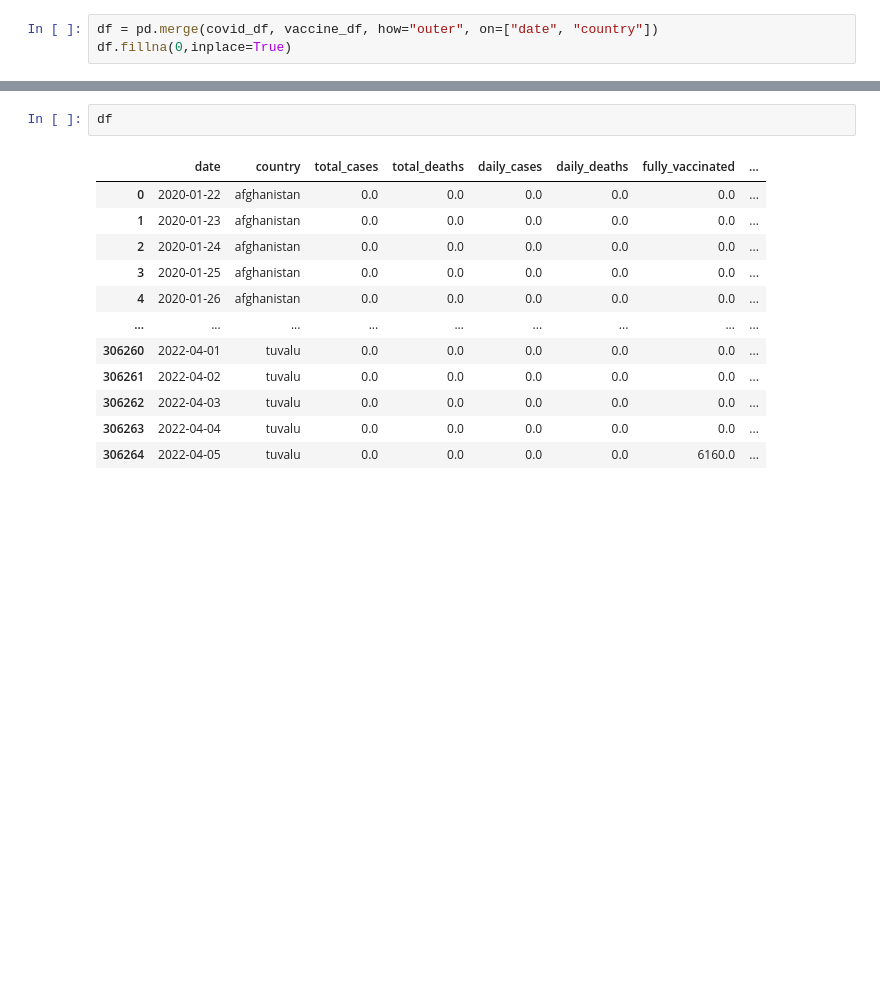
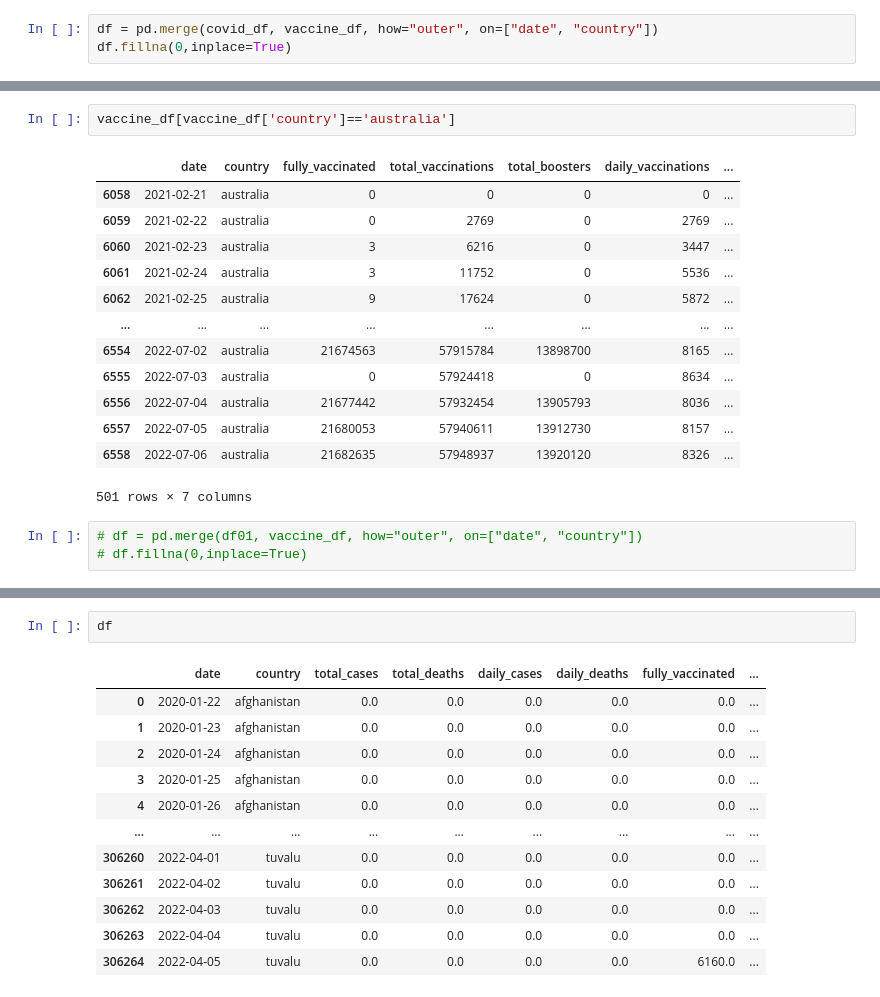
Before and after one commit to Akashkunwar/dscodes, a Jupyter notebook: cases_vaccination.ipynb, the cells around one changed output, grey strips where cells are left out. Cells and saved outputs as stored; diff of their text form; blank space fills up the shorter version.

```diff
--- a/cases_vaccination.ipynb
+++ b/cases_vaccination.ipynb
@@ -323,0 +428,19 @@ inter : 200
+# %%
+vaccine_df[vaccine_df['country']=='australia']
+# %% [output]
+|  | date | country | fully_vaccinated | total_vaccinations | total_boosters | daily_vaccinations | ... |
+| 6058 | 2021-02-21 | australia | 0 | 0 | 0 | 0 | ... |
+| 6059 | 2021-02-22 | australia | 0 | 2769 | 0 | 2769 | ... |
+| 6060 | 2021-02-23 | australia | 3 | 6216 | 0 | 3447 | ... |
+| 6061 | 2021-02-24 | australia | 3 | 11752 | 0 | 5536 | ... |
+| 6062 | 2021-02-25 | australia | 9 | 17624 | 0 | 5872 | ... |
+| ... | ... | ... | ... | ... | ... | ... | ... |
+| 6554 | 2022-07-02 | australia | 21674563 | 57915784 | 13898700 | 8165 | ... |
+| 6555 | 2022-07-03 | australia | 0 | 57924418 | 0 | 8634 | ... |
+| 6556 | 2022-07-04 | australia | 21677442 | 57932454 | 13905793 | 8036 | ... |
+| 6557 | 2022-07-05 | australia | 21680053 | 57940611 | 13912730 | 8157 | ... |
+| 6558 | 2022-07-06 | australia | 21682635 | 57948937 | 13920120 | 8326 | ... |
+501 rows × 7 columns
+# %%
+# df = pd.merge(df01, vaccine_df, how="outer", on=["date", "country"])
+# df.fillna(0,inplace=True)
```
Also changed, not shown: parts of 18 cells of this notebook.
